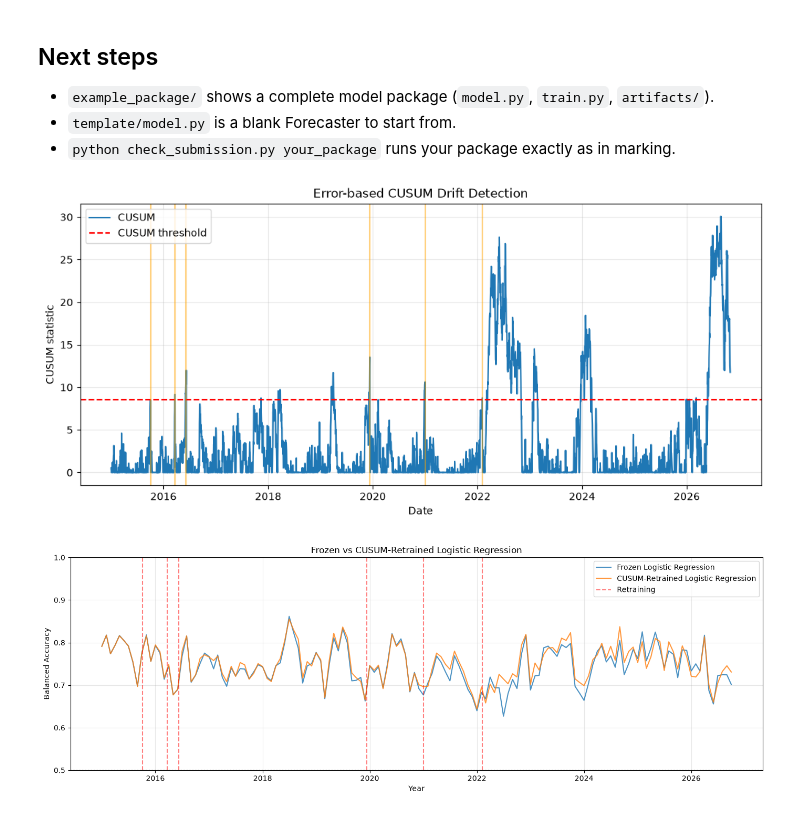
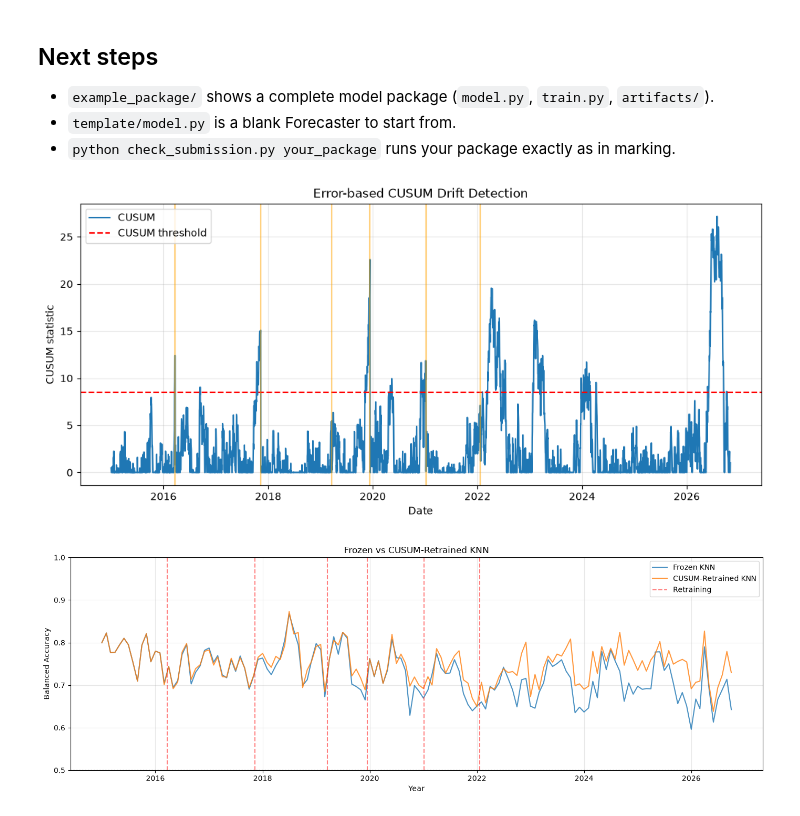
Before and after one commit to zyuraa/COMP9417MLPROJECT, a Jupyter notebook: starter_notebook.ipynb, the cells around one changed output. Cells and saved outputs as stored; diff of their text form; code cells hidden in the pictures.

```diff
--- a/starter_notebook.ipynb
+++ b/starter_notebook.ipynb
@@ -692,35 +692,35 @@ display(yearly.round(4))
 import pandas as pd
 import matplotlib.pyplot as plt
 
 trace = pd.read_csv(
-    "classification/stage2/alarms/logreg_cusum_trace.csv",
+    "classification/stage2/alarms/knn_cusum_trace.csv",
     parse_dates=["date"]
 )
 
 alarms = trace[trace["alarm"]]
 
 plt.figure(figsize=(12, 5))
 
 plt.plot(trace["date"], trace["cusum"], label="CUSUM")
 
 plt.axhline(
     8.5003,
     color="red",
     linestyle="--",
     label="CUSUM threshold"
 )
 
 for date in alarms["date"]:
     plt.axvline(date, color="orange", alpha=0.5)
 
 plt.xlabel("Date")
 plt.ylabel("CUSUM statistic")
 plt.title("Error-based CUSUM Drift Detection")
 plt.legend()
 plt.grid(alpha=0.3)
 plt.show()
 # %% [output]
-[figure, old version]
+[figure, new version]
 # %%
 import pandas as pd
 import matplotlib.pyplot as plt
@@ -732,11 +732,11 @@ import dayahead as da
 
 # Load predictions
 frozen = pd.read_parquet(
-    "classification/predictions/logreg.parquet"
+    "classification/predictions/knn.parquet"
 )
 
 retrained = pd.read_parquet(
-    "classification/predictions/logreg_cusum.parquet"
+    "classification/predictions/knn_cusum.parquet"
 )
 
 # Calculate monthly balanced accuracy
@@ -760,7 +760,7 @@ retrained_ba = monthly_balanced_accuracy(retrained)
 
 # Load CUSUM retraining dates
 trace = pd.read_csv(
-    "classification/stage2/alarms/logreg_cusum_trace.csv",
+    "classification/stage2/alarms/knn_cusum_trace.csv",
     parse_dates=["date"]
 )
 
@@ -775,14 +775,14 @@ plt.figure(figsize=(14, 5))
 plt.plot(
     frozen_ba.index,
     frozen_ba.values,
-    label="Frozen Logistic Regression",
+    label="Frozen KNN",
     alpha=0.8
 )
 
 plt.plot(
     retrained_ba.index,
     retrained_ba.values,
-    label="CUSUM-Retrained Logistic Regression",
+    label="CUSUM-Retrained KNN",
     alpha=0.8
 )
 
@@ -799,11 +799,11 @@ plt.axhline(0.5, color="gray", linestyle=":", alpha=0.6)
 
 plt.xlabel("Year")
 plt.ylabel("Balanced Accuracy")
-plt.title("Frozen vs CUSUM-Retrained Logistic Regression")
+plt.title("Frozen vs CUSUM-Retrained KNN")
 plt.ylim(0.5, 1)
 plt.legend()
 plt.grid(alpha=0.3)
 plt.tight_layout()
 plt.show()
 # %% [output]
-[figure, old version]
+[figure, new version]
```
Also changed, not shown: 5 other files.
